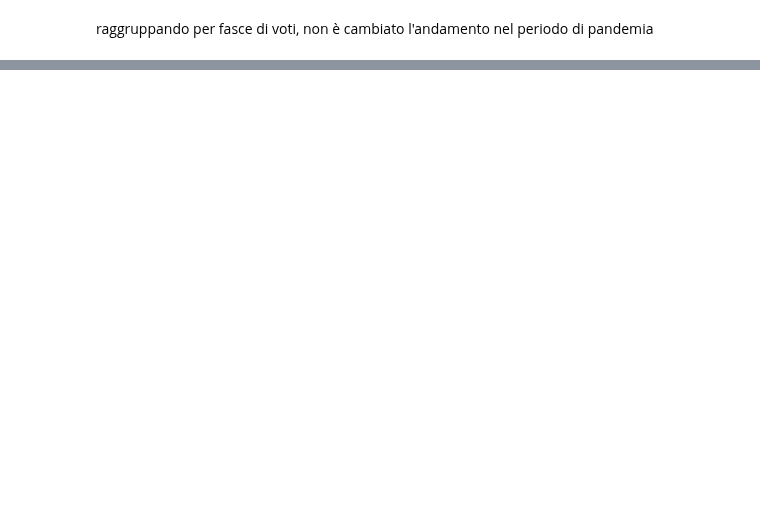
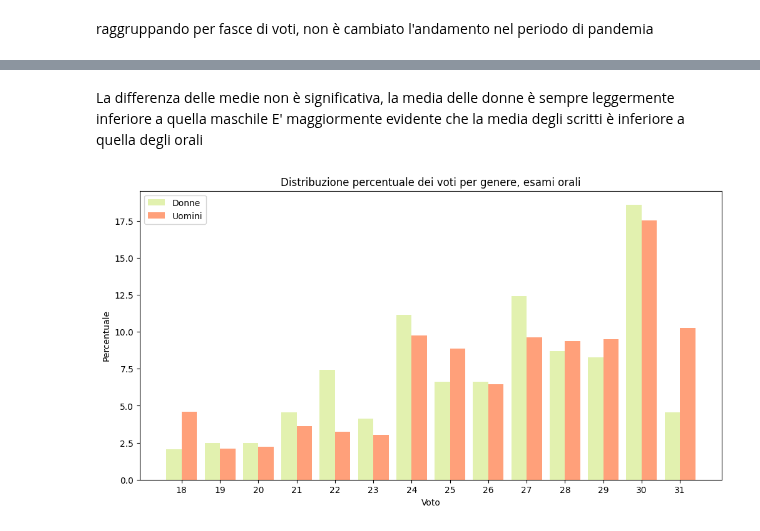
Before and after one commit to lallabelloni/Analisi-differenza-genere-Data-Science, a Jupyter notebook: progetto1.ipynb, the cells around one changed output, grey strips where cells are left out. Cells and saved outputs as stored; diff of their text form; code cells hidden in the pictures; blank space fills up the shorter version.

Commit message:
analisi esami scritti o orali

```diff
--- a/progetto1.ipynb
+++ b/progetto1.ipynb
@@ -354,0 +513,14 @@ raggruppando per fasce di voti, non è cambiato l'andamento nel periodo di pande
+# %%
+# creo nuovo db esami per non gestire null
+esami_scritti['TIPO_ESAME'] = 'SCRITTI'
+esami_orali['TIPO_ESAME'] = 'ORALI'
+esami = pd.concat([esami_scritti, esami_orali])
+
+pivot_table = esami.pivot_table(values='VOTO', index='TIPO_ESAME', columns='GENERE', aggfunc='mean')
+cbar_kws = {'ticks': range(18, 33)}
+plt.figure(figsize=(8, 6))
+heatmap = sns.heatmap(pivot_table, annot=True, cmap='viridis', vmin=18, vmax=32, cbar_kws=cbar_kws)
+heatmap.set_title('Tipologia di esame per genere')
+plt.xlabel('Genere')
+plt.ylabel('Tipo di Esame')
+plt.show()
@@ -354,0 +539,32 @@ raggruppando per fasce di voti, non è cambiato l'andamento nel periodo di pande
+# %% [markdown]
+La differenza delle medie non è significativa, la media delle donne è sempre leggermente inferiore a quella maschile
+E' maggiormente evidente che la media degli scritti è inferiore a quella degli orali
+# %%
+# distribuzione dei voti orali
+
+totale_voti_donne = len(esami_orali[esami_orali['GENERE'] == 'F'])
+totale_voti_uomini = len(esami_orali[esami_orali['GENERE'] == 'M'])
+voti_donne = esami_orali[esami_orali['GENERE'] == 'F']['VOTO'].value_counts().sort_index()
+voti_uomini = esami_orali[esami_orali['GENERE'] == 'M']['VOTO'].value_counts().sort_index()
+voti = sorted(set(voti_donne.index).union(set(voti_uomini.index)))
+voti_donne = voti_donne.reindex(voti, fill_value=0)
+voti_uomini = voti_uomini.reindex(voti, fill_value=0)
+percentuale_voti_donne = (voti_donne / totale_voti_donne) * 100
+percentuale_voti_uomini = (voti_uomini / totale_voti_uomini) * 100
+
+bar_width = 0.4
+r1 = np.arange(len(voti))
+r2 = [x + bar_width for x in r1]
+
+plt.figure(figsize=(12, 6))
+plt.bar(r1, percentuale_voti_donne, width=bar_width, label='Donne', color=colore_donne)
+plt.bar(r2, percentuale_voti_uomini, width=bar_width, label='Uomini', color=colore_uomini)
+plt.xlabel('Voto')
+plt.ylabel('Percentuale')
+plt.title('Distribuzione percentuale dei voti per genere, esami orali')
+plt.legend()
+plt.xticks([r + bar_width/2 for r in range(len(voti))], voti)
+
+plt.show()
+# %% [output]
+[figure, added]
```
Also changed, not shown: parts of 23 cells of this notebook.
